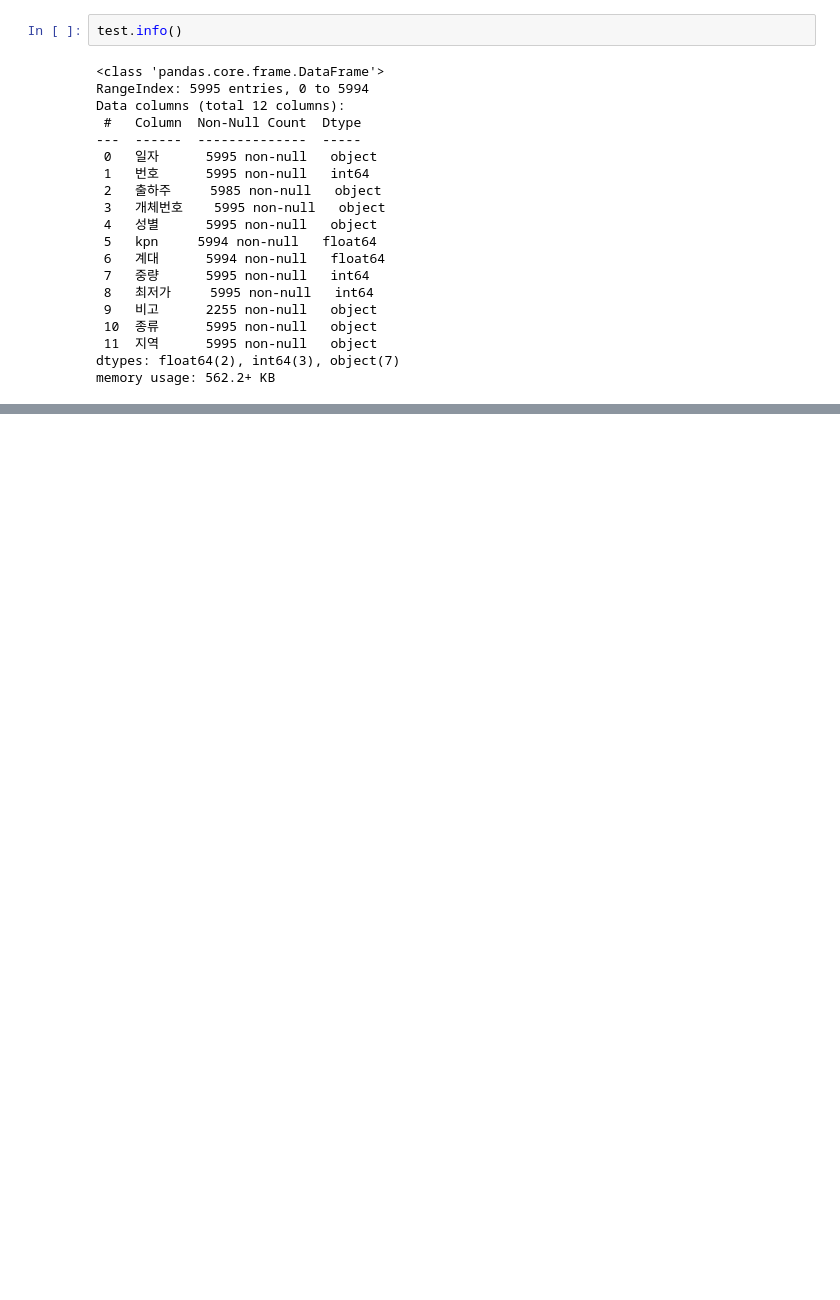
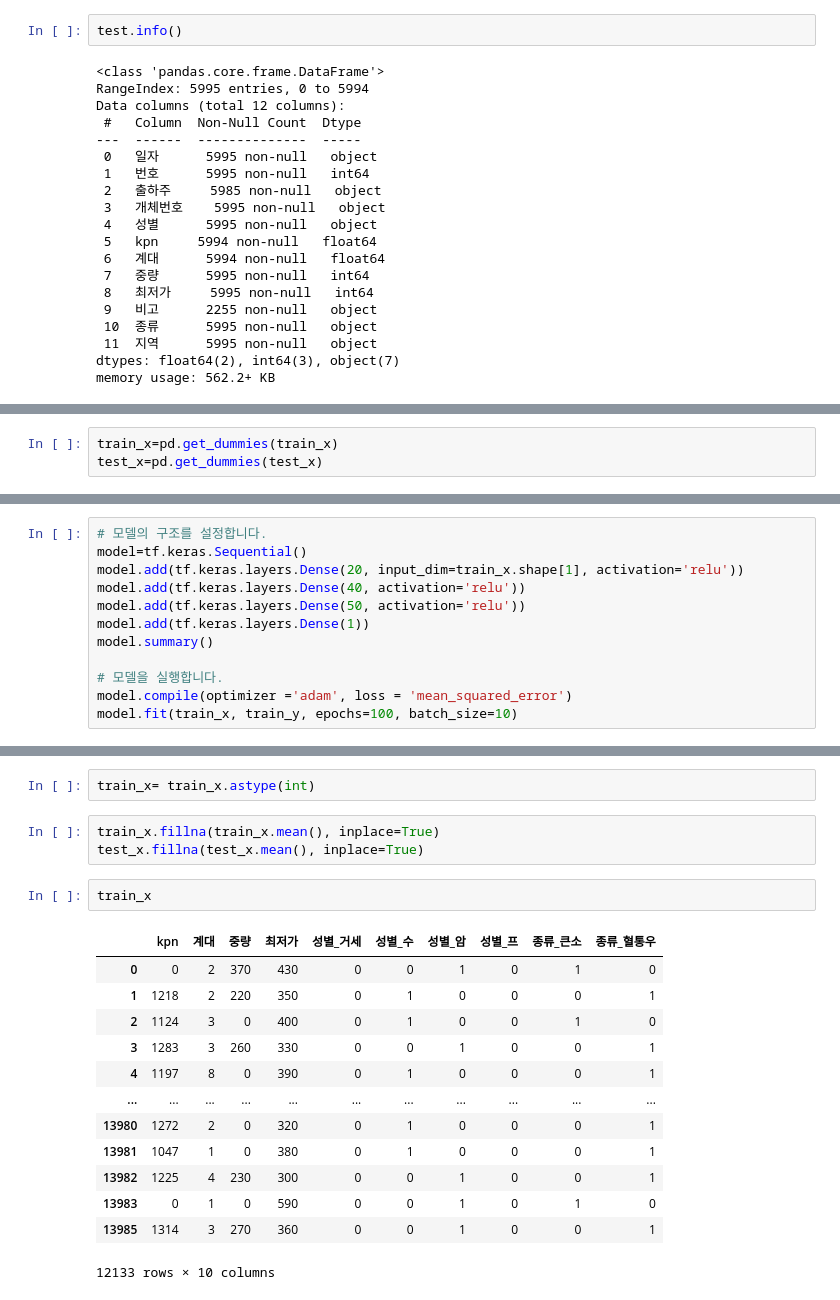
Before and after one commit to Grand-iron/Gongbu, a Jupyter notebook: Python-languge/use_tensorflow/한우.ipynb, the cells around one changed output, grey strips where cells are left out. Cells and saved outputs as stored; diff of their text form; blank space fills up the shorter version.

```diff
--- a/Python-languge/use_tensorflow/한우.ipynb
+++ b/Python-languge/use_tensorflow/한우.ipynb
@@ -51,0 +143,3 @@ memory usage: 562.2+ KB
+# %%
+train_x=pd.get_dummies(train_x)
+test_x=pd.get_dummies(test_x)
@@ -51,0 +166,12 @@ memory usage: 562.2+ KB
+# %%
+# 모델의 구조를 설정합니다.
+model=tf.keras.Sequential()
+model.add(tf.keras.layers.Dense(20, input_dim=train_x.shape[1], activation='relu'))
+model.add(tf.keras.layers.Dense(40, activation='relu'))
+model.add(tf.keras.layers.Dense(50, activation='relu'))
+model.add(tf.keras.layers.Dense(1))
+model.summary()
+
+# 모델을 실행합니다.
+model.compile(optimizer ='adam', loss = 'mean_squared_error')
+model.fit(train_x, train_y, epochs=100, batch_size=10)
@@ -51,0 +197,21 @@ memory usage: 562.2+ KB
+# %%
+train_x= train_x.astype(int)
+# %%
+train_x.fillna(train_x.mean(), inplace=True)
+test_x.fillna(test_x.mean(), inplace=True)
+# %%
+train_x
+# %% [output]
+|  | kpn | 계대 | 중량 | 최저가 | 성별_거세 | 성별_수 | 성별_암 | 성별_프 | 종류_큰소 | 종류_혈통우 |
+| 0 | 0 | 2 | 370 | 430 | 0 | 0 | 1 | 0 | 1 | 0 |
+| 1 | 1218 | 2 | 220 | 350 | 0 | 1 | 0 | 0 | 0 | 1 |
+| 2 | 1124 | 3 | 0 | 400 | 0 | 1 | 0 | 0 | 1 | 0 |
+| 3 | 1283 | 3 | 260 | 330 | 0 | 0 | 1 | 0 | 0 | 1 |
+| 4 | 1197 | 8 | 0 | 390 | 0 | 1 | 0 | 0 | 0 | 1 |
+| ... | ... | ... | ... | ... | ... | ... | ... | ... | ... | ... |
+| 13980 | 1272 | 2 | 0 | 320 | 0 | 1 | 0 | 0 | 0 | 1 |
+| 13981 | 1047 | 1 | 0 | 380 | 0 | 1 | 0 | 0 | 0 | 1 |
+| 13982 | 1225 | 4 | 230 | 300 | 0 | 0 | 1 | 0 | 0 | 1 |
+| 13983 | 0 | 1 | 0 | 590 | 0 | 0 | 1 | 0 | 1 | 0 |
+| 13985 | 1314 | 3 | 270 | 360 | 0 | 0 | 1 | 0 | 0 | 1 |
+12133 rows × 10 columns
```
Also changed, not shown: parts of 13 cells of this notebook.
